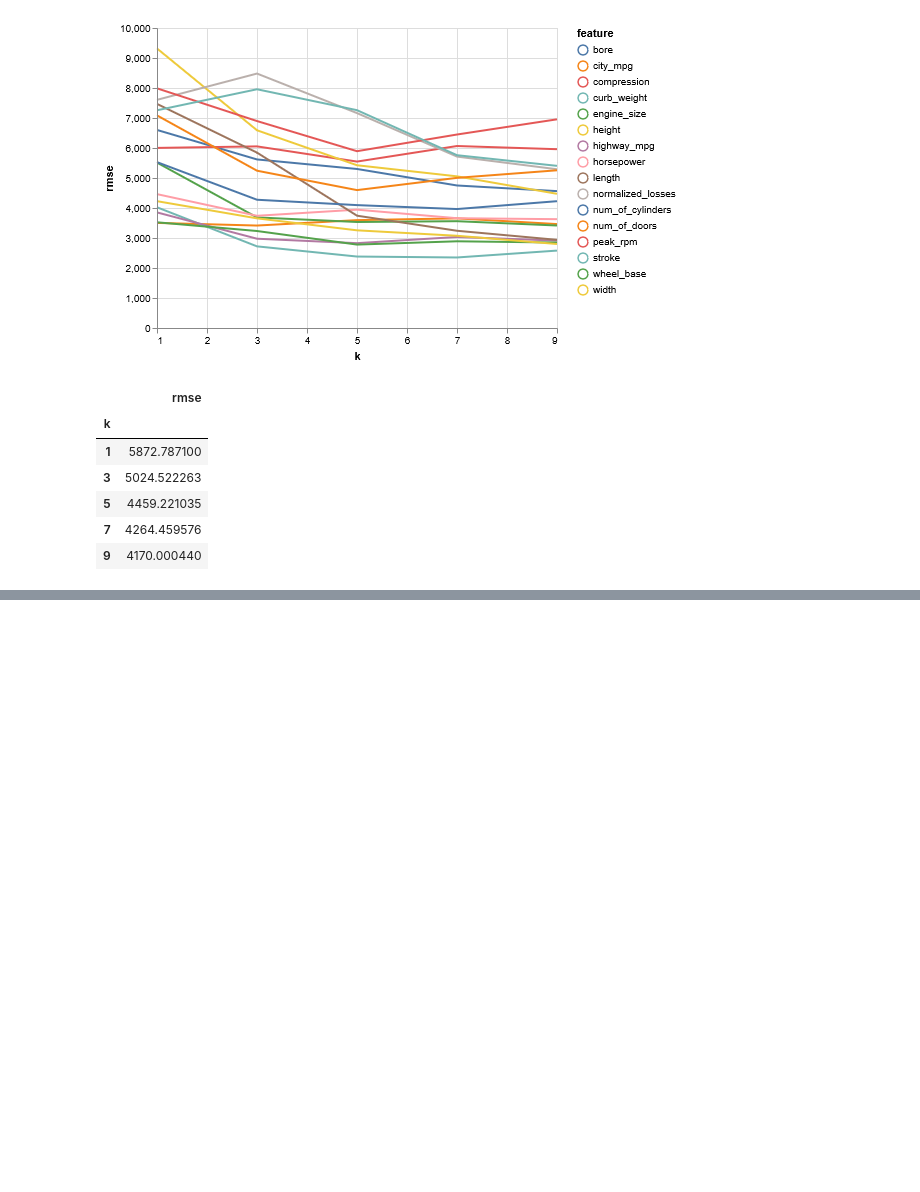
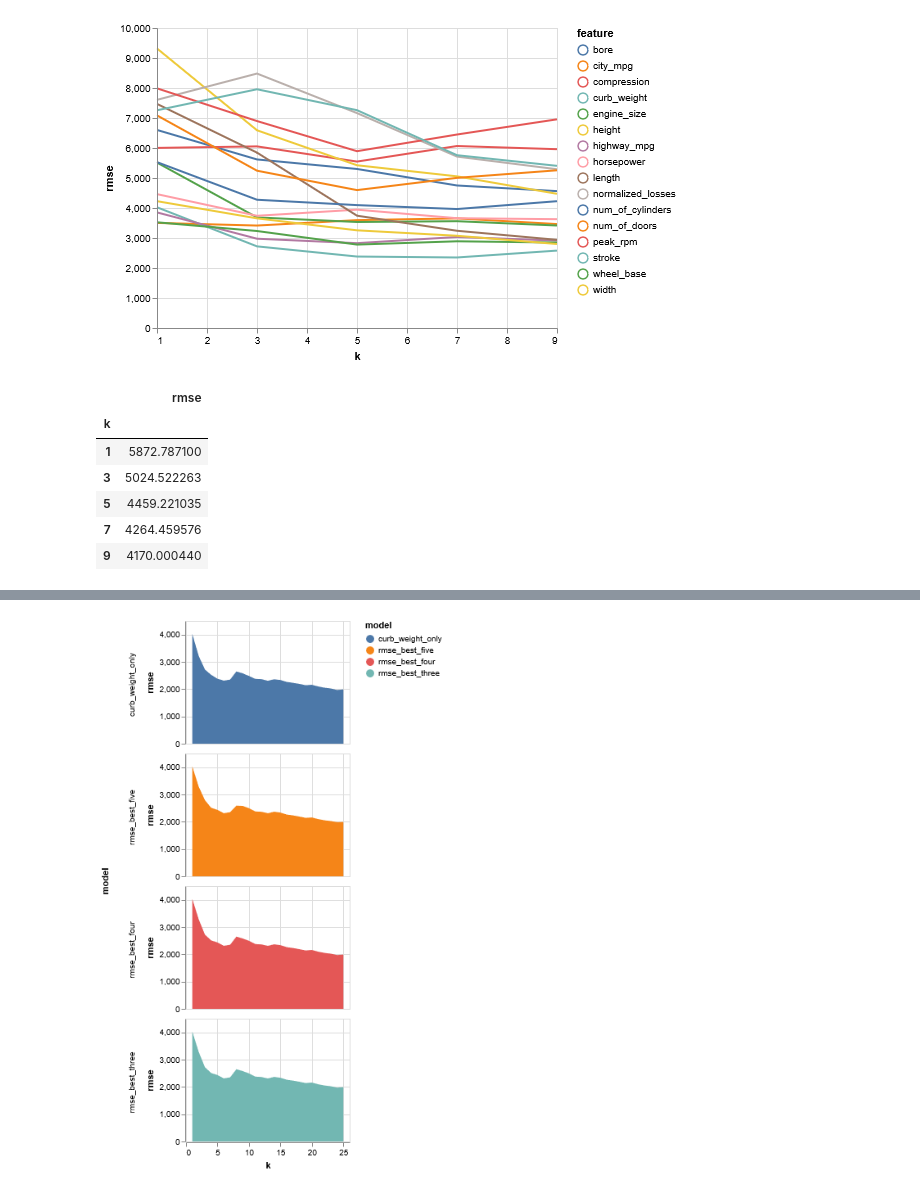
Before and after one commit to edwinfl49/nyc-hs-analysis, a Jupyter notebook: Predicting Car Prices - Dataquest.io Guided Project.ipynb, the cells around one changed output, grey strips where cells are left out. Saved outputs shown, nothing was run; the diff lists cells and outputs as text; code cells hidden in the pictures; blank space fills up the shorter version.

```diff
--- a/Predicting Car Prices - Dataquest.io Guided Project.ipynb
+++ b/Predicting Car Prices - Dataquest.io Guided Project.ipynb
@@ -272,0 +294,25 @@ All values of k used still give us a rather high RMSE. Sorting our results by th
+# %%
+# naming the models we will test with hyperparameter optimisation
+models = {
+    'curb_weight_only' : ['curb_weight'],
+    'rmse_best_five' : ['curb_weight', 'wheel_base', 'highway_mpg', 'width', 'length'],
+    'rmse_best_four' : ['curb_weight', 'wheel_base', 'highway_mpg', 'width'],
+    'rmse_best_three' : ['curb_weight', 'wheel_base', 'highway_mpg']
+}
+
+k_values = []
+model_names = []
+rmses = []
+for k in range(1,26):
+    for model, cols in models.items():
+        k_values.append(k)
+        model_names.append(model)
+        rmse = knn_train_test(cols, ['price'], cars, k)
+        rmses.append(rmse)
+
+results_df = pd.DataFrame()
+results_df['model'] = model_names
+results_df['k'] = k_values
+results_df['rmse'] = rmses
+
+results_df.head()
@@ -272,0 +326,9 @@ All values of k used still give us a rather high RMSE. Sorting our results by th
+# %%
+alt.Chart(results_df).mark_area().encode(
+    x='k',
+    y='rmse',
+    color='model',
+    row=alt.Column('model')
+).properties(height=150, width=200)
+# %% [output]
+[figure, added]
```
Also changed, not shown: parts of 14 cells of this notebook, 1 other file.
